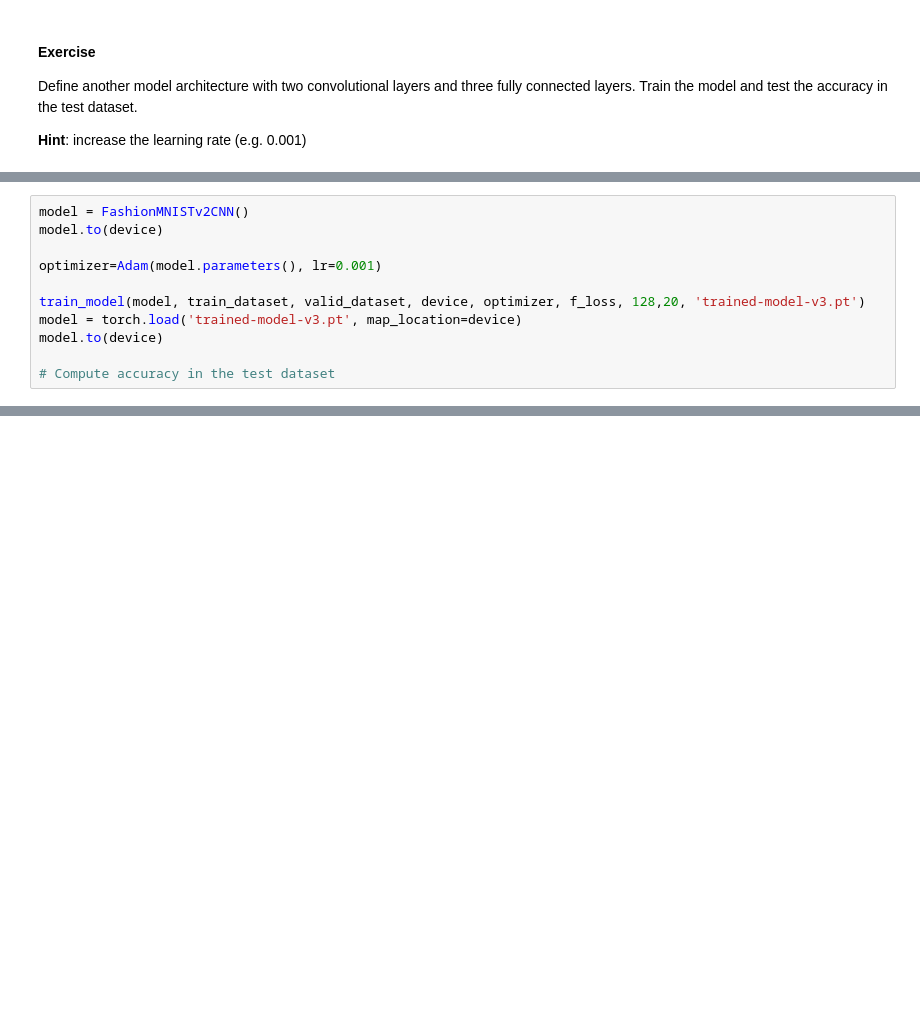
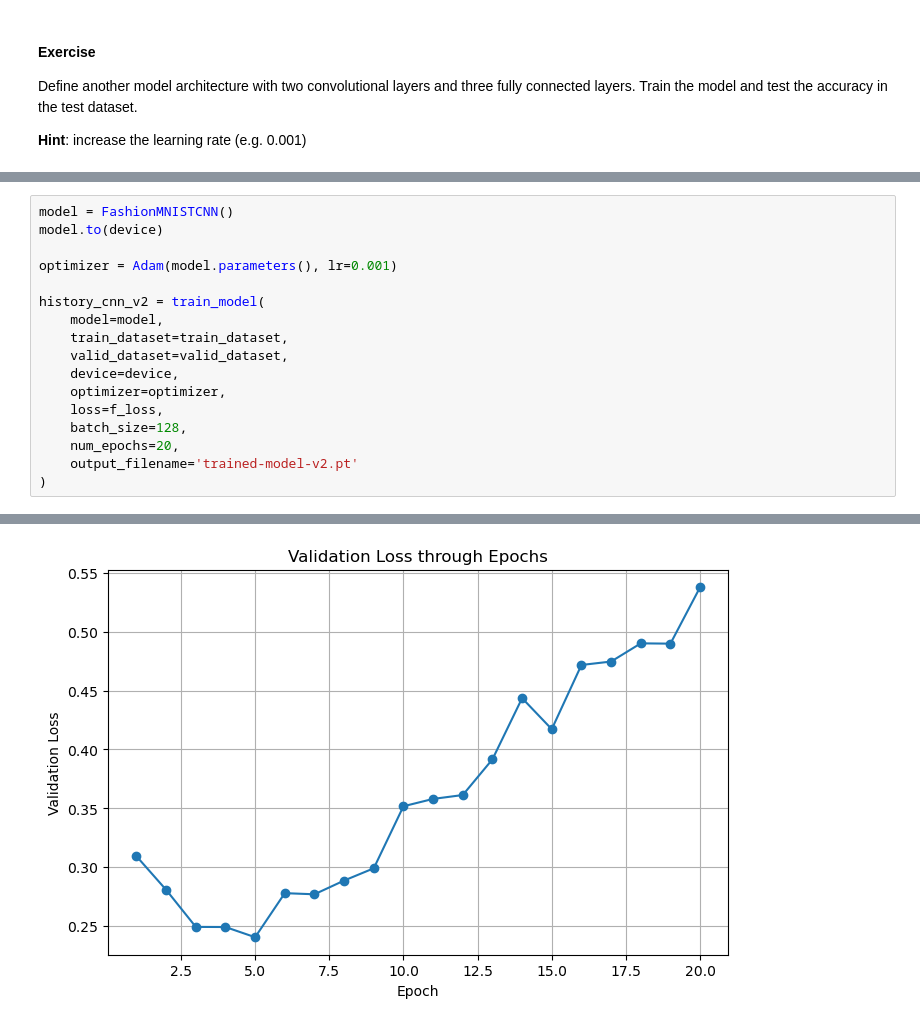
Before and after one commit to hugogs7/CV-II, a Jupyter notebook: 1b - Image classification.ipynb, the cells around one changed output, grey strips where cells are left out. Saved outputs shown, nothing was run; the diff lists cells and outputs as text; blank space fills up the shorter version.

```diff
--- a/1b - Image classification.ipynb
+++ b/1b - Image classification.ipynb
@@ -332,13 +493,19 @@ class FashionMNISTv2CNN(nn.Module):
         return out
 # %%
-model = FashionMNISTv2CNN()
+model = FashionMNISTCNN()
 model.to(device)
 
-optimizer=Adam(model.parameters(), lr=0.001)
+optimizer = Adam(model.parameters(), lr=0.001)
 
-train_model(model, train_dataset, valid_dataset, device, optimizer, f_loss, 128,20, 'trained-model-v3.pt')
-model = torch.load('trained-model-v3.pt', map_location=device)
-model.to(device)
-
-# Compute accuracy in the test dataset
+history_cnn_v2 = train_model(
+    model=model,
+    train_dataset=train_dataset,
+    valid_dataset=valid_dataset,
+    device=device,
+    optimizer=optimizer,
+    loss=f_loss,
+    batch_size=128,
+    num_epochs=20,
+    output_filename='trained-model-v2.pt'
+)
 # %% [output]
@@ -345,0 +529 @@ ValueError: optimizer got an empty parameter list
+[figure, added]
```
Also changed, not shown: parts of 25 cells of this notebook.
